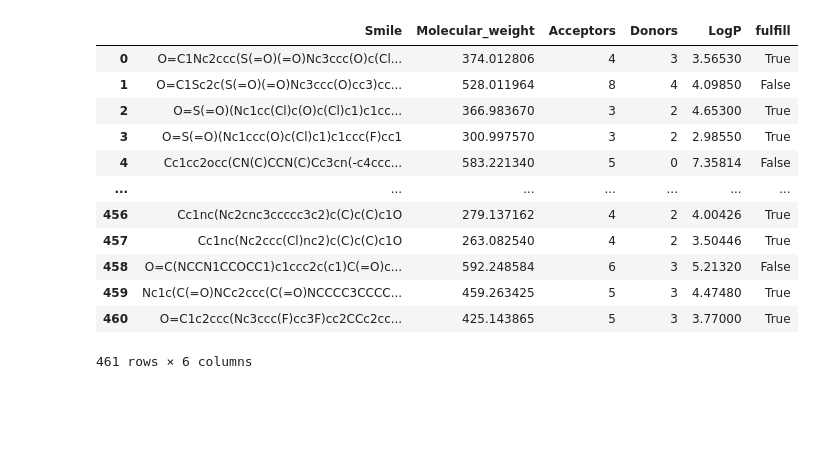
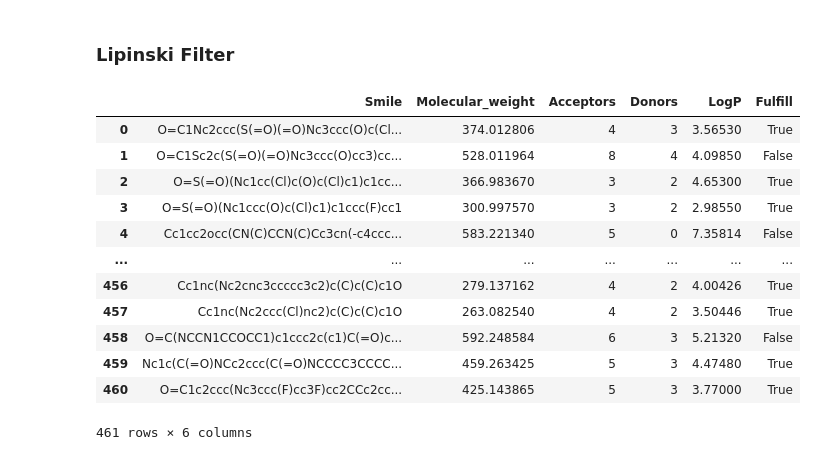
Before and after one commit to med-sci/cadd, a Jupyter notebook: Main_steps.ipynb, the cells around one changed output. Saved outputs shown, nothing was run; the diff lists cells and outputs as text; code cells hidden in the pictures; blank space fills up the shorter version.

Commit message:
adme

```diff
--- a/Main_steps.ipynb
+++ b/Main_steps.ipynb
@@ -23,18 +26,22 @@ data = pd.read_csv('data.csv')
+# %% [markdown]
+### Lipinski Filter
 # %%
-a = ADME(list(data['smiles']))
+smiles = list(data['smiles'])
+a = LipinskiCalc(smiles)
-# %%
-a.lipinski_props
-# %% [output]
-|  | Smile | Molecular_weight | Acceptors | Donors | LogP | fulfill |
-| 0 | O=C1Nc2ccc(S(=O)(=O)Nc3ccc(O)c(Cl... | 374.012806 | 4 | 3 | 3.56530 | True |
-| 1 | O=C1Sc2c(S(=O)(=O)Nc3ccc(O)cc3)cc... | 528.011964 | 8 | 4 | 4.09850 | False |
-| 2 | O=S(=O)(Nc1cc(Cl)c(O)c(Cl)c1)c1cc... | 366.983670 | 3 | 2 | 4.65300 | True |
-| 3 | O=S(=O)(Nc1ccc(O)c(Cl)c1)c1ccc(F)cc1 | 300.997570 | 3 | 2 | 2.98550 | True |
-| 4 | Cc1cc2occ(CN(C)CCN(C)Cc3cn(-c4ccc... | 583.221340 | 5 | 0 | 7.35814 | False |
-| ... | ... | ... | ... | ... | ... | ... |
-| 456 | Cc1nc(Nc2cnc3ccccc3c2)c(C)c(C)c1O | 279.137162 | 4 | 2 | 4.00426 | True |
-| 457 | Cc1nc(Nc2ccc(Cl)nc2)c(C)c(C)c1O | 263.082540 | 4 | 2 | 3.50446 | True |
-| 458 | O=C(NCCN1CCOCC1)c1ccc2c(c1)C(=O)c... | 592.248584 | 6 | 3 | 5.21320 | False |
-| 459 | Nc1c(C(=O)NCc2ccc(C(=O)NCCCC3CCCC... | 459.263425 | 5 | 3 | 4.47480 | True |
-| 460 | O=C1c2ccc(Nc3ccc(F)cc3F)cc2CCc2cc... | 425.143865 | 5 | 3 | 3.77000 | True |
-461 rows × 6 columns
+# %%
+data = a.lipinski_table
+data
+# %% [output]
+|  | Smile | Molecular_weight | Acceptors | Donors | LogP | Fulfill |
+| 0 | O=C1Nc2ccc(S(=O)(=O)Nc3ccc(O)c(Cl... | 374.012806 | 4 | 3 | 3.56530 | True |
+| 1 | O=C1Sc2c(S(=O)(=O)Nc3ccc(O)cc3)cc... | 528.011964 | 8 | 4 | 4.09850 | False |
+| 2 | O=S(=O)(Nc1cc(Cl)c(O)c(Cl)c1)c1cc... | 366.983670 | 3 | 2 | 4.65300 | True |
+| 3 | O=S(=O)(Nc1ccc(O)c(Cl)c1)c1ccc(F)cc1 | 300.997570 | 3 | 2 | 2.98550 | True |
+| 4 | Cc1cc2occ(CN(C)CCN(C)Cc3cn(-c4ccc... | 583.221340 | 5 | 0 | 7.35814 | False |
+| ... | ... | ... | ... | ... | ... | ... |
+| 456 | Cc1nc(Nc2cnc3ccccc3c2)c(C)c(C)c1O | 279.137162 | 4 | 2 | 4.00426 | True |
+| 457 | Cc1nc(Nc2ccc(Cl)nc2)c(C)c(C)c1O | 263.082540 | 4 | 2 | 3.50446 | True |
+| 458 | O=C(NCCN1CCOCC1)c1ccc2c(c1)C(=O)c... | 592.248584 | 6 | 3 | 5.21320 | False |
+| 459 | Nc1c(C(=O)NCc2ccc(C(=O)NCCCC3CCCC... | 459.263425 | 5 | 3 | 4.47480 | True |
+| 460 | O=C1c2ccc(Nc3ccc(F)cc3F)cc2CCc2cc... | 425.143865 | 5 | 3 | 3.77000 | True |
+461 rows × 6 columns
```
Also changed, not shown: parts of 21 cells of this notebook, 6 other files.
